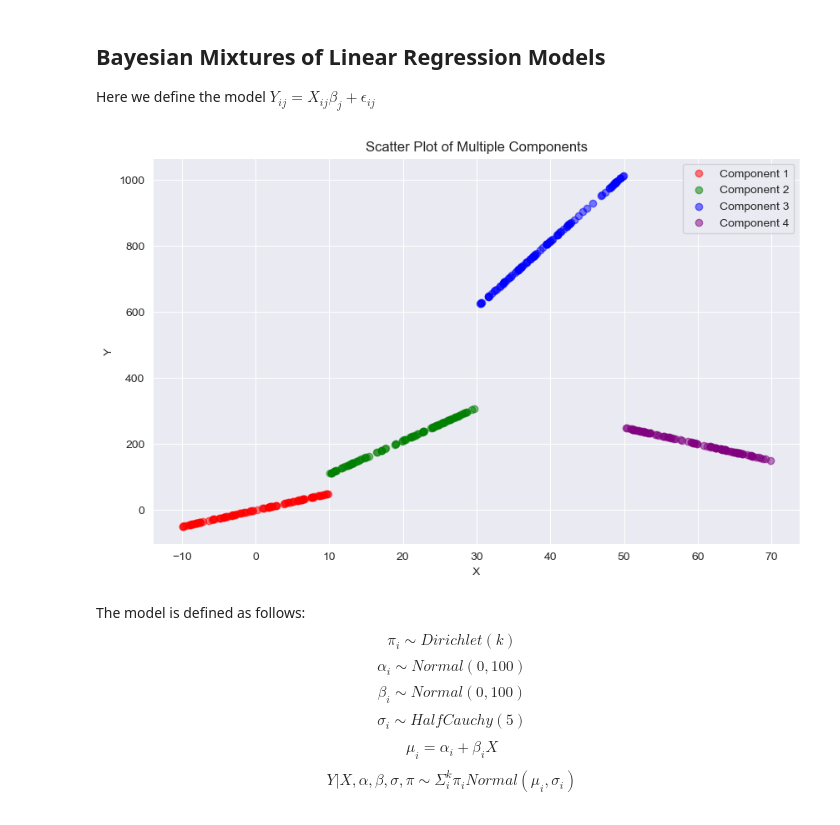
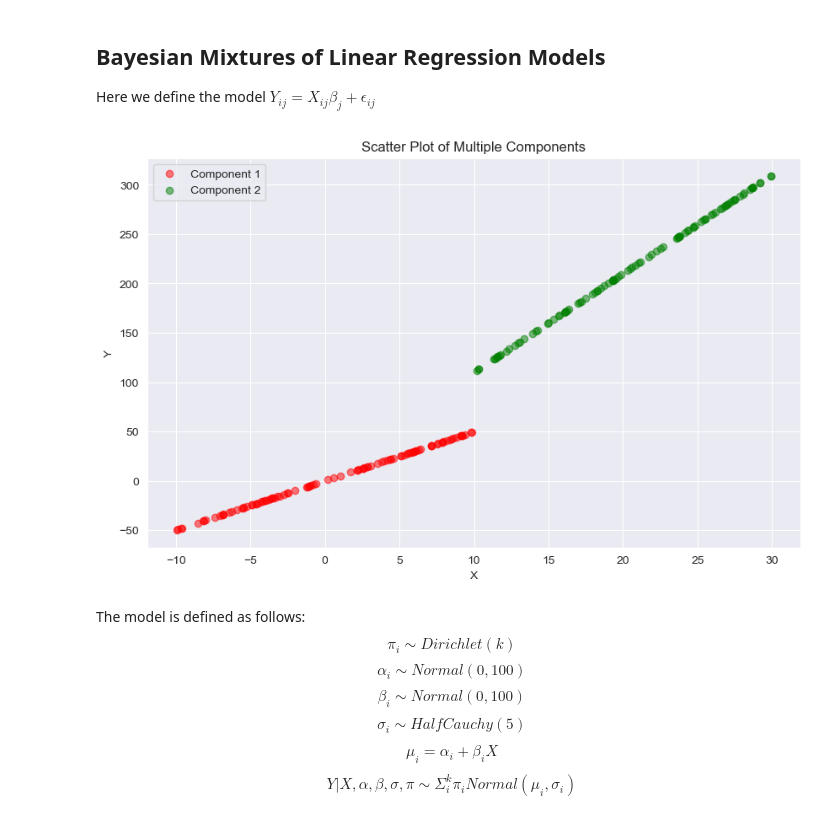
Before and after one commit to Kumachar/ResearchExamples, a Jupyter notebook: PyMC_Regression.ipynb, the cells around one changed output. Saved outputs shown, nothing was run; the diff lists cells and outputs as text; code cells hidden in the pictures.

```diff
--- a/PyMC_Regression.ipynb
+++ b/PyMC_Regression.ipynb
@@ -266,13 +266,15 @@ Y = df['Y'].values
 # Another example of linear regression model with two components
 # Update n to 1000 for the new data generation
 n = 1000
-N_components = 4
+N_components = 2
 # Parameters for the two linear regression models
-b = [5, 10, 20, -5]  # slopes
-a = [0, 10, 15, 500]   # intercepts
+#b = [5, 10, 20, -5]  # slopes
+#a = [0, 10, 15, 500]   # intercepts
+b = [5, 10]
+a = [0, 10]
 n = 100       # number of samples
 sigma = 0.01   # standard deviation for the noise
-k=4
+k=2
 X = list()
 for i in range(N_components):
     X.append(np.random.uniform(-10+20*i, 10+20*i, size=(n, 1)))
@@ -297,34 +299,34 @@ for i in range(N_components):
 
 plt.figure(figsize=(10, 6))
 colors = ['red', 'green', 'blue', 'purple']
 for i in range(N_components):
     X_component = X[i]
     Y_component = Y[i]
 
     # Scatter plot for each component
     plt.scatter(X_component, Y_component, color=colors[i], alpha=0.5, label=f'Component {i+1}')
 
 plt.title('Scatter Plot of Multiple Components')
 plt.xlabel('X')
 plt.ylabel('Y')
 plt.legend()
 plt.show()
 
 X = np.vstack(X)
 Y = np.vstack(Y).ravel()
 
 #Y1 = b[0] * X1 + a[0] + e1
 #Y2 = b[1] * X2 + a[1] + e2
 #Y1 =  b[0] + e1
 #Y2 =  b[1] + e2
 
 # Combine the data into a single DataFrame
 #X = np.vstack([X1, X2])
 #Y = np.vstack([Y1, Y2]).ravel()
 
 #Plot x and y by different groups
 # %% [output]
-[figure, old version]
+[figure, new version]
 # %%
 # Dataset 3
 n_samples = 100
```
Also changed, not shown: parts of 14 cells of this notebook, 1 other file.
